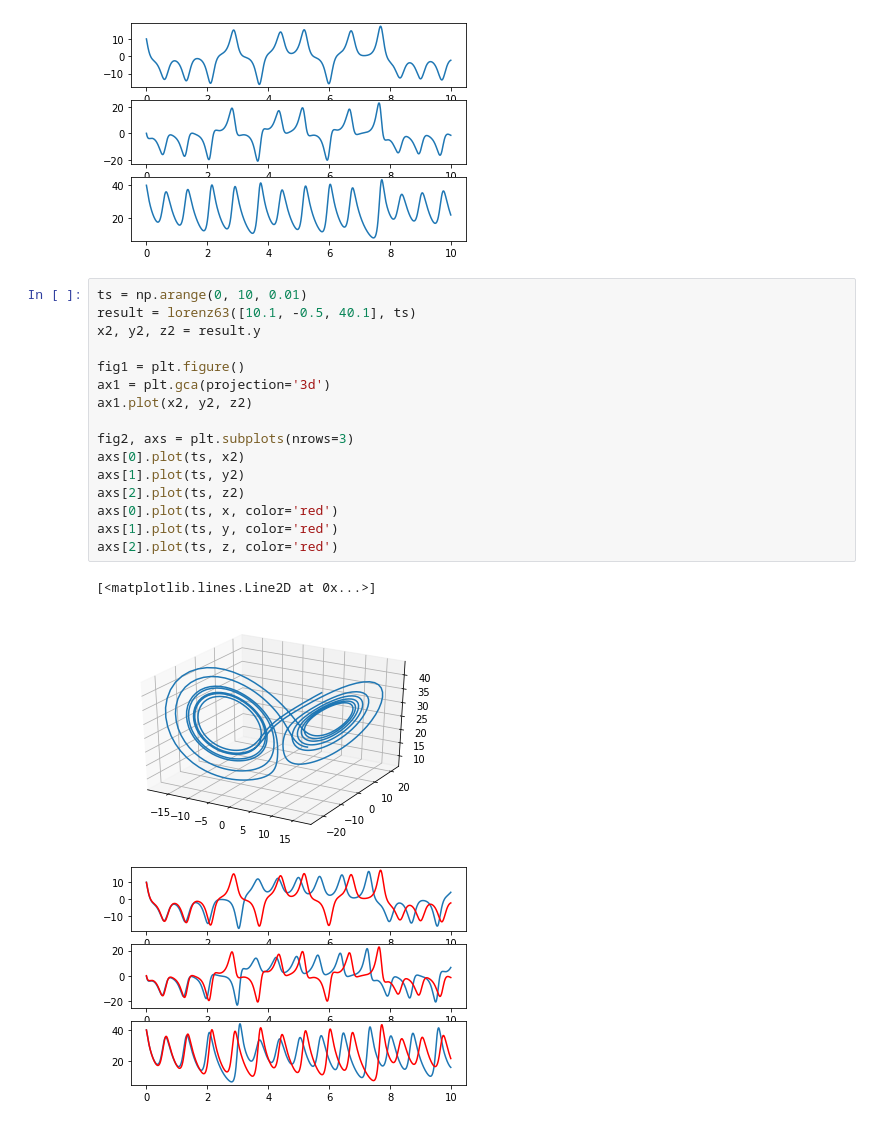
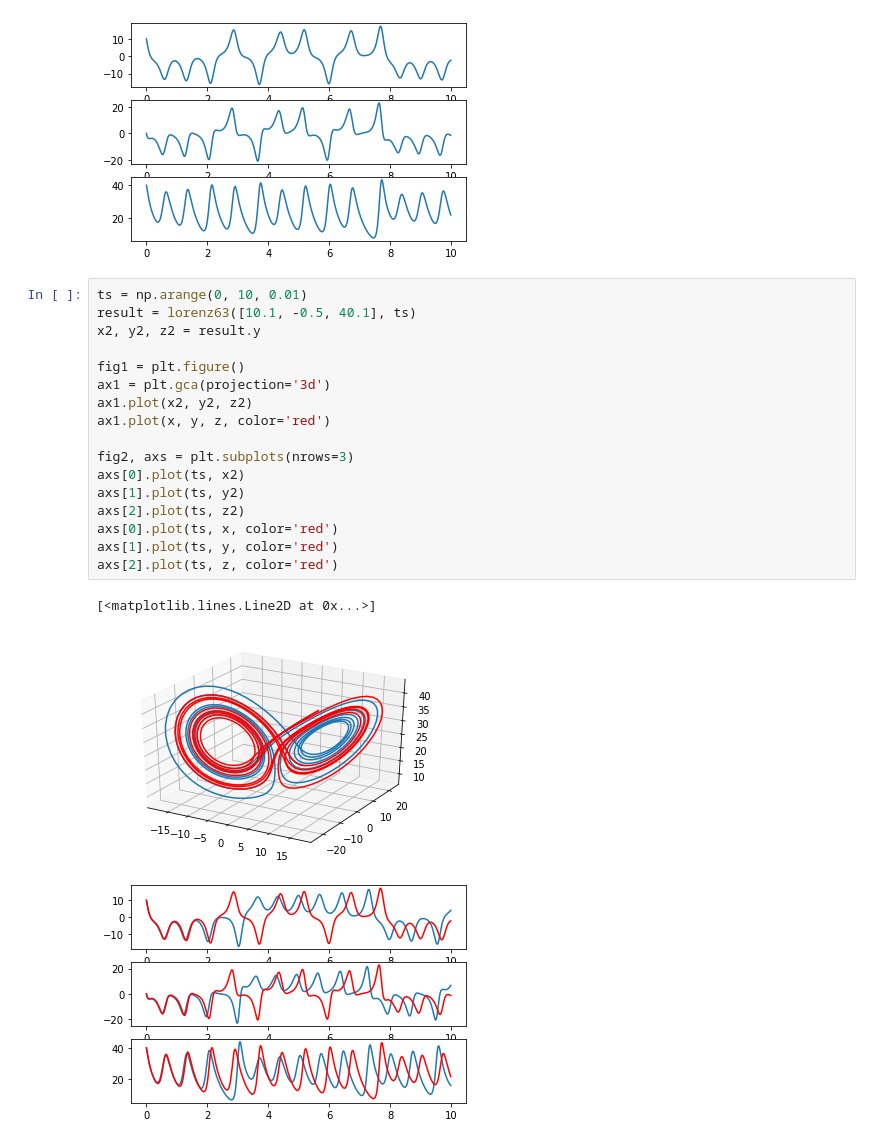
Before and after one commit to micky85lu/Data-Assimilation-Project, a Jupyter notebook: test.ipynb, the cells around one changed output. Saved outputs shown, nothing was run; the diff lists cells and outputs as text.

```diff
--- a/test.ipynb
+++ b/test.ipynb
@@ -24,20 +24,21 @@ axs[2].plot(ts, z)
 # %%
 ts = np.arange(0, 10, 0.01)
 result = lorenz63([10.1, -0.5, 40.1], ts)
 x2, y2, z2 = result.y
 
 fig1 = plt.figure()
 ax1 = plt.gca(projection='3d')
 ax1.plot(x2, y2, z2)
+ax1.plot(x, y, z, color='red')
 
 fig2, axs = plt.subplots(nrows=3)
 axs[0].plot(ts, x2)
 axs[1].plot(ts, y2)
 axs[2].plot(ts, z2)
 axs[0].plot(ts, x, color='red')
 axs[1].plot(ts, y, color='red')
 axs[2].plot(ts, z, color='red')
 # %% [output]
 [<matplotlib.lines.Line2D at 0x...>]
-[figure, old version]
+[figure, new version]
 [figure]
```
Also changed, not shown: 1 other file.
